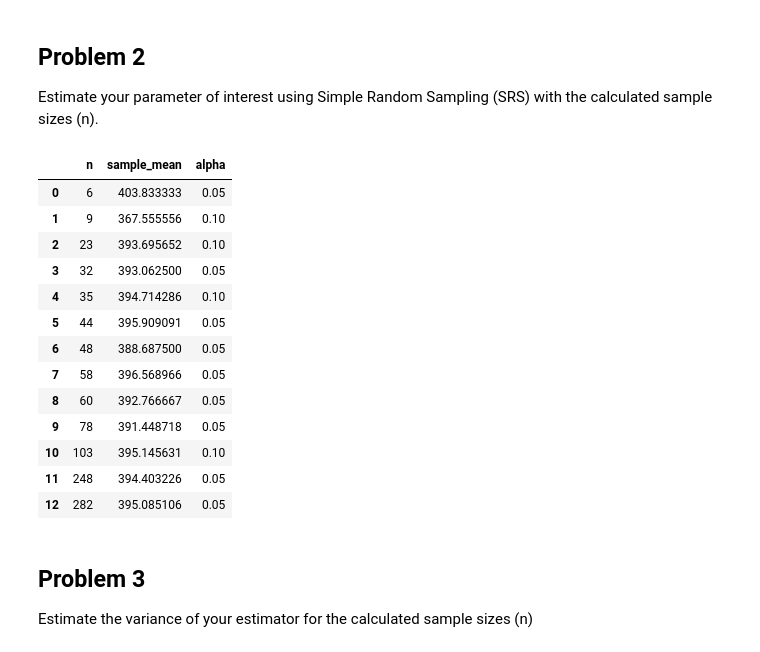
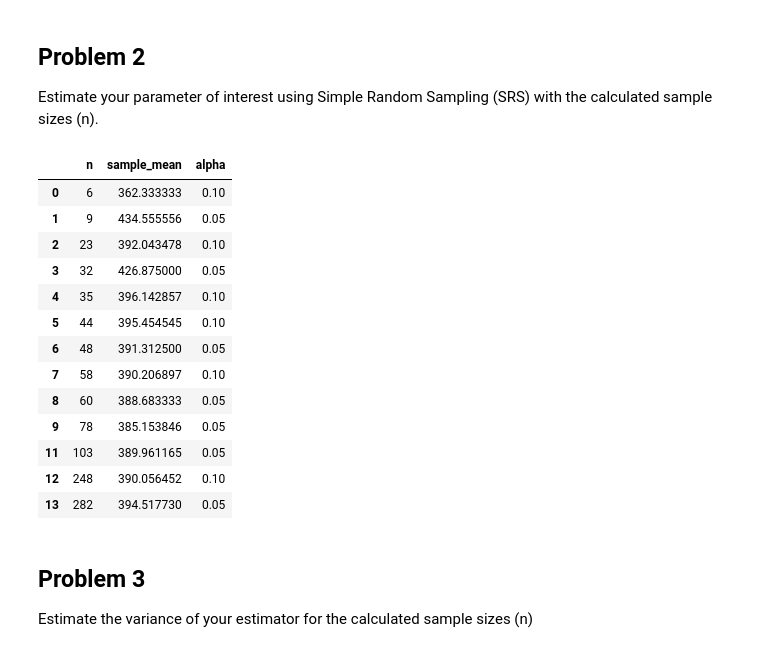
Before and after one commit to abachhu/stat440_project, a Jupyter notebook: stat440_notebook.ipynb, the cells around one changed output. Drawn from its saved outputs; the diff is of its cells as text; code cells hidden in the pictures.

```diff
--- a/stat440_notebook.ipynb
+++ b/stat440_notebook.ipynb
@@ -114,37 +114,38 @@ Relative error r = 0.035, which gives d = 13.79
 ## Problem 2
 Estimate your parameter of interest using Simple Random Sampling (SRS) with the calculated sample sizes (n).
 # %%
-n_values = [23, 32, 248, 282, 6, 9, 35, 48, 58, 78, 103, 44, 60]
+n_values = [23, 32, 248, 282, 6, 9, 35, 48, 58, 78, 78, 103, 44, 60]
 
 rows = []
-for n in n_values:
+for index, n in enumerate(n_values):
     srs_sample = df.sample(n, replace=False)
 
     yBar = srs_sample['SAT Writing Avg. Score'].mean()
     rows.append({'n': n,
                  'sample_mean': yBar,
-                 'alpha': 0.05 if n % 2 == 0 else 0.1,
+                 'alpha': 0.1 if index % 2 == 0 else 0.05
                  })
 
 rows = sorted(rows, key=lambda x: x['n'])
 estimates_df = pd.DataFrame(rows)
+estimates_df.drop_duplicates(subset='n', inplace=True)
 
 estimates_df
 # %% [output]
 |  | n | sample_mean | alpha |
-| 0 | 6 | 403.833333 | 0.05 |
-| 1 | 9 | 367.555556 | 0.10 |
-| 2 | 23 | 393.695652 | 0.10 |
-| 3 | 32 | 393.062500 | 0.05 |
-| 4 | 35 | 394.714286 | 0.10 |
-| 5 | 44 | 395.909091 | 0.05 |
-| 6 | 48 | 388.687500 | 0.05 |
-| 7 | 58 | 396.568966 | 0.05 |
-| 8 | 60 | 392.766667 | 0.05 |
-| 9 | 78 | 391.448718 | 0.05 |
-| 10 | 103 | 395.145631 | 0.10 |
-| 11 | 248 | 394.403226 | 0.05 |
-| 12 | 282 | 395.085106 | 0.05 |
+| 0 | 6 | 362.333333 | 0.10 |
+| 1 | 9 | 434.555556 | 0.05 |
+| 2 | 23 | 392.043478 | 0.10 |
+| 3 | 32 | 426.875000 | 0.05 |
+| 4 | 35 | 396.142857 | 0.10 |
+| 5 | 44 | 395.454545 | 0.10 |
+| 6 | 48 | 391.312500 | 0.05 |
+| 7 | 58 | 390.206897 | 0.10 |
+| 8 | 60 | 388.683333 | 0.05 |
+| 9 | 78 | 385.153846 | 0.05 |
+| 11 | 103 | 389.961165 | 0.05 |
+| 12 | 248 | 390.056452 | 0.10 |
+| 13 | 282 | 394.517730 | 0.05 |
 # %% [markdown]
 ## Problem 3
 Estimate the variance of your estimator for the calculated sample sizes (n)
```
